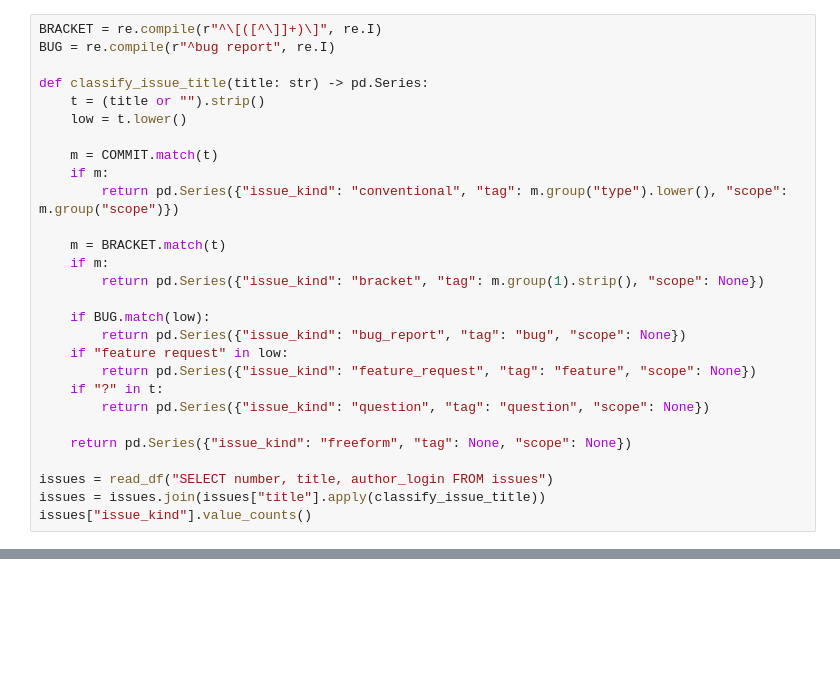
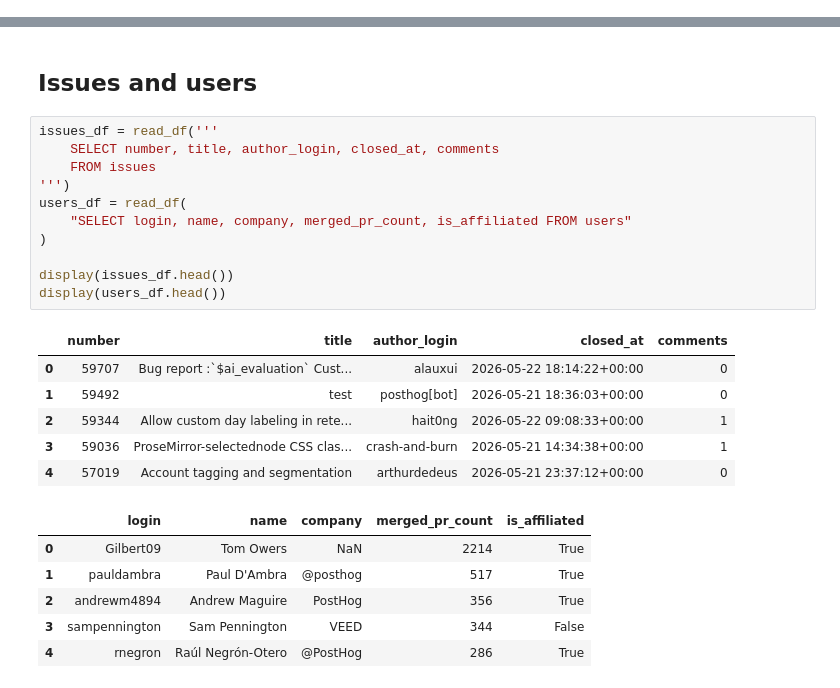
Before and after one commit to batchprocess128/weave-takehome, a Jupyter notebook: scripts/PostHogDataEDA.ipynb, the cells around one changed output, grey strips where cells are left out. Saved outputs shown, nothing was run; the diff lists cells and outputs as text; blank space fills up the shorter version.

```diff
--- a/scripts/PostHogDataEDA.ipynb
+++ b/scripts/PostHogDataEDA.ipynb
@@ -427,28 +0,0 @@ parsed.groupby(["author_login", "commit_type"]).size().unstack(fill_value=0).sor
-# %%
-BRACKET = re.compile(r"^\[([^\]]+)\]", re.I)
-BUG = re.compile(r"^bug report", re.I)
-
-def classify_issue_title(title: str) -> pd.Series:
-    t = (title or "").strip()
-    low = t.lower()
-
-    m = COMMIT.match(t)
-    if m:
-        return pd.Series({"issue_kind": "conventional", "tag": m.group("type").lower(), "scope": m.group("scope")})
-
-    m = BRACKET.match(t)
-    if m:
-        return pd.Series({"issue_kind": "bracket", "tag": m.group(1).strip(), "scope": None})
-
-    if BUG.match(low):
-        return pd.Series({"issue_kind": "bug_report", "tag": "bug", "scope": None})
-    if "feature request" in low:
-        return pd.Series({"issue_kind": "feature_request", "tag": "feature", "scope": None})
-    if "?" in t:
-        return pd.Series({"issue_kind": "question", "tag": "question", "scope": None})
-
-    return pd.Series({"issue_kind": "freeform", "tag": None, "scope": None})
-
-issues = read_df("SELECT number, title, author_login FROM issues")
-issues = issues.join(issues["title"].apply(classify_issue_title))
-issues["issue_kind"].value_counts()
@@ -493,0 +115,26 @@ for k in range(8):
+# %% [markdown]
+## Issues and users
+# %%
+issues_df = read_df('''
+    SELECT number, title, author_login, closed_at, comments
+    FROM issues
+''')
+users_df = read_df(
+    "SELECT login, name, company, merged_pr_count, is_affiliated FROM users"
+)
+
+display(issues_df.head())
+display(users_df.head())
+# %% [output]
+|  | number | title | author_login | closed_at | comments |
+| 0 | 59707 | Bug report :`$ai_evaluation` Cust... | alauxui | 2026-05-22 18:14:22+00:00 | 0 |
+| 1 | 59492 | test | posthog[bot] | 2026-05-21 18:36:03+00:00 | 0 |
+| 2 | 59344 | Allow custom day labeling in rete... | hait0ng | 2026-05-22 09:08:33+00:00 | 1 |
+| 3 | 59036 | ProseMirror-selectednode CSS clas... | crash-and-burn | 2026-05-21 14:34:38+00:00 | 1 |
+| 4 | 57019 | Account tagging and segmentation | arthurdedeus | 2026-05-21 23:37:12+00:00 | 0 |
+|  | login | name | company | merged_pr_count | is_affiliated |
+| 0 | Gilbert09 | Tom Owers | NaN | 2214 | True |
+| 1 | pauldambra | Paul D'Ambra | @posthog | 517 | True |
+| 2 | andrewm4894 | Andrew Maguire | PostHog | 356 | True |
+| 3 | sampennington | Sam Pennington | VEED | 344 | False |
+| 4 | rnegron | Raúl Negrón-Otero | @PostHog | 286 | True |
```
Also changed, not shown: parts of 45 cells of this notebook, 1 other file.
